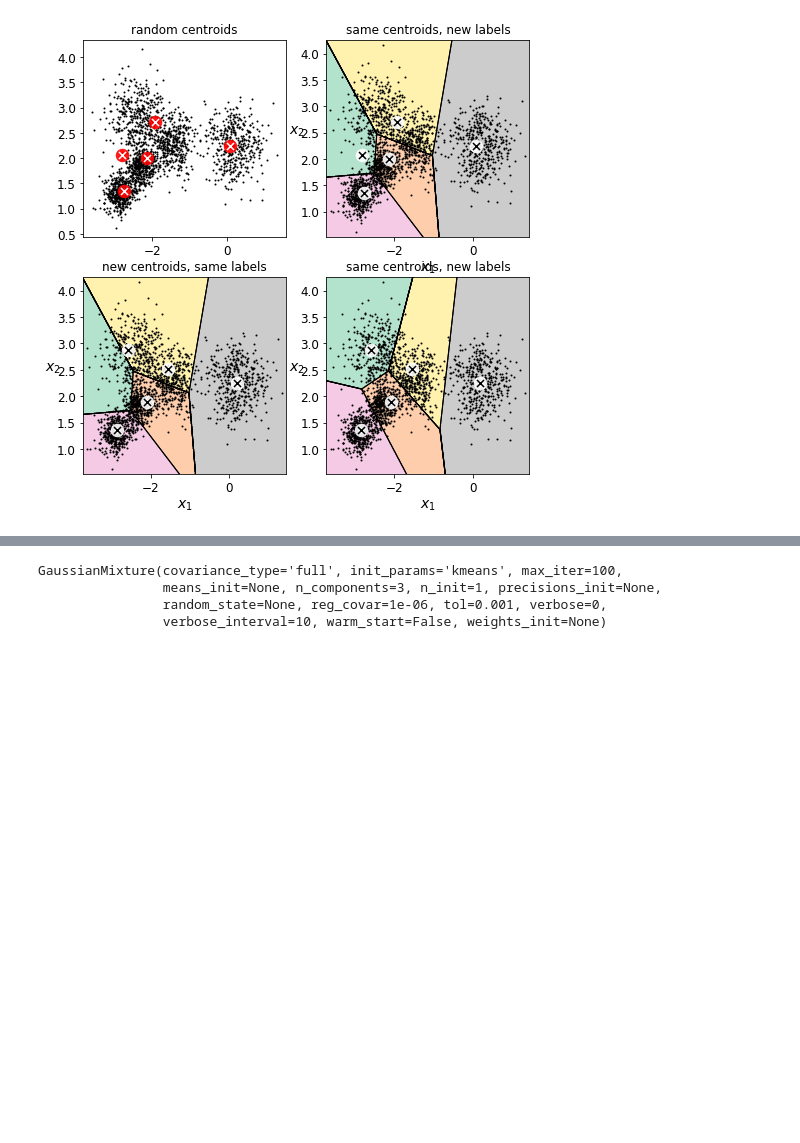
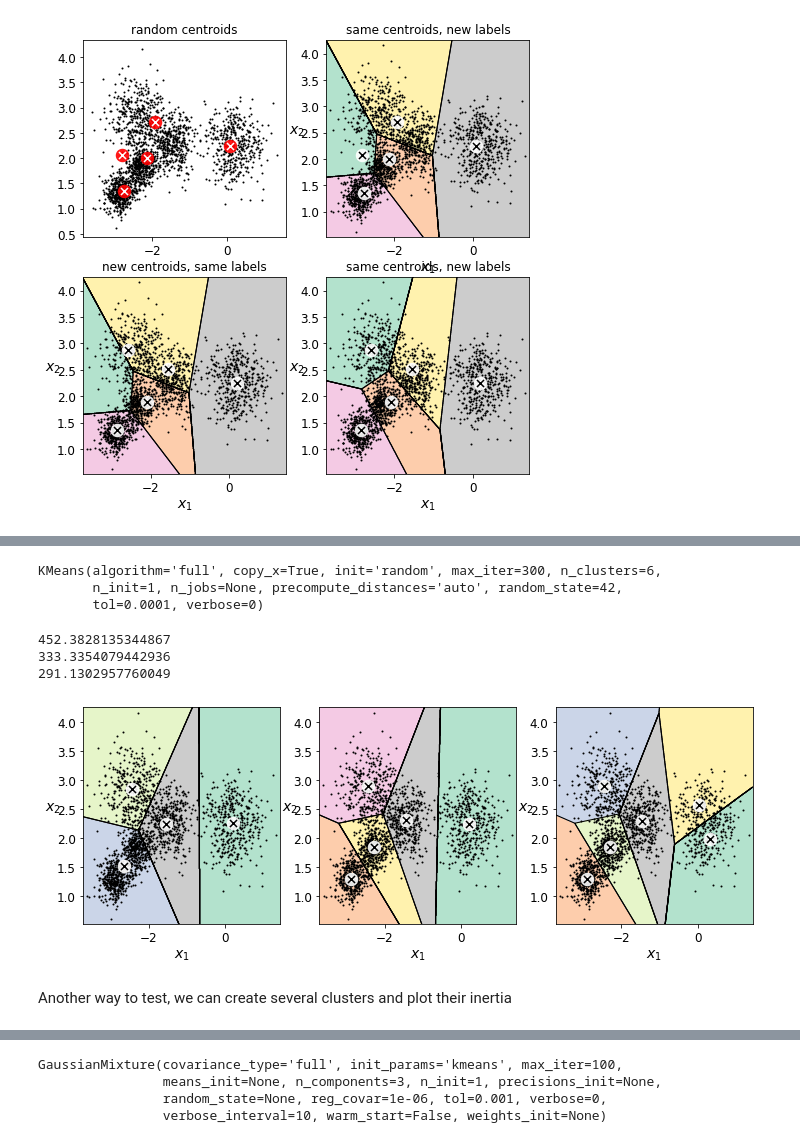
Before and after one commit to dtrad/geoml_course, a Jupyter notebook: Practice16Unsupervised.ipynb, the cells around one changed output, grey strips where cells are left out. Drawn from its saved outputs; the diff is of its cells as text; code cells hidden in the pictures; blank space fills up the shorter version.

```diff
--- a/Practice16Unsupervised.ipynb
+++ b/Practice16Unsupervised.ipynb
@@ -178,0 +184,34 @@ Text(0.5, 1.0, 'same centroids, new labels')
+# %%
+kmeans_v1 = KMeans(n_clusters=4, init="random", n_init=1,
+                         algorithm="full", random_state=42)
+kmeans_v2 = KMeans(n_clusters=5, init="random", n_init=1,
+                         algorithm="full", random_state=42)
+kmeans_v3 = KMeans(n_clusters=6, init="random", n_init=1,
+                         algorithm="full", random_state=42)
+kmeans_v1.fit(X)
+kmeans_v2.fit(X)
+kmeans_v3.fit(X)
+# %% [output]
+KMeans(algorithm='full', copy_x=True, init='random', max_iter=300, n_clusters=6,
+       n_init=1, n_jobs=None, precompute_distances='auto', random_state=42,
+       tol=0.0001, verbose=0)
+# %%
+print(kmeans_v1.inertia_)
+print(kmeans_v2.inertia_)
+print(kmeans_v3.inertia_)
+# %% [output]
+452.3828135344867
+333.3354079442936
+291.1302957760049
+# %%
+plt.figure(figsize=(12,4))
+plt.subplot(131)
+plot_decision_boundaries(kmeans_v1, X)
+plt.subplot(132)
+plot_decision_boundaries(kmeans_v2, X)
+plt.subplot(133)
+plot_decision_boundaries(kmeans_v3, X)
+# %% [output]
+[figure, added]
+# %% [markdown]
+Another way to test, we can create several clusters and plot their inertia
```
Also changed, not shown: parts of 14 cells of this notebook.
